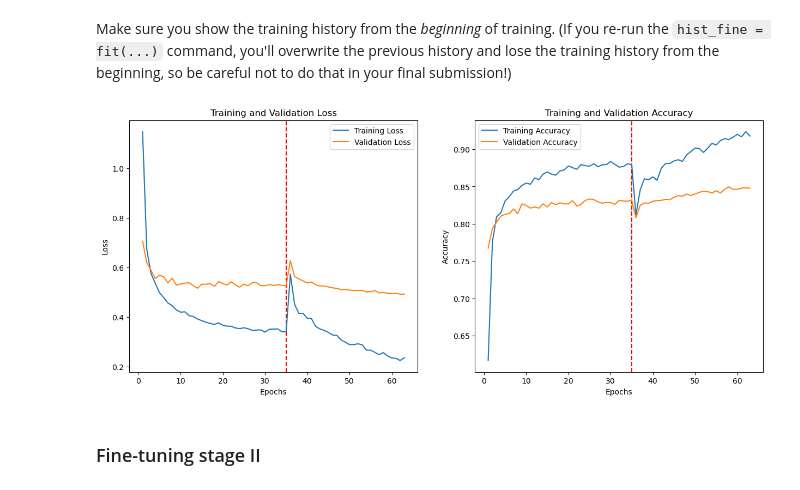
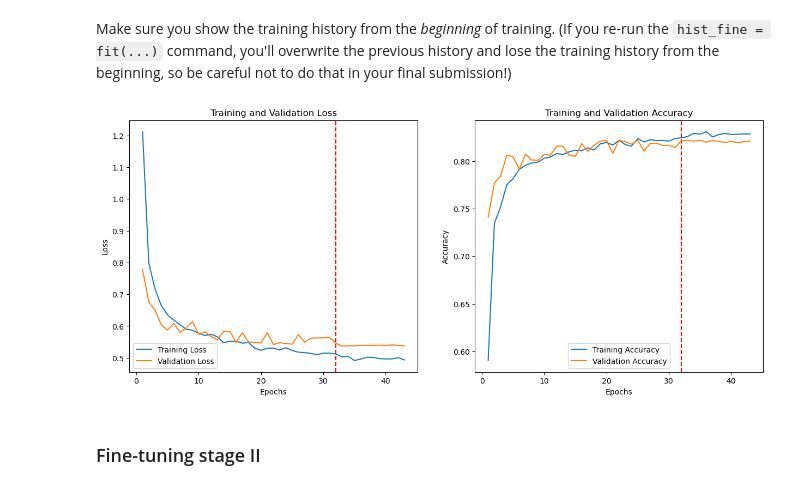
Before and after one commit to XXXG00W0/ECE-GY-6143-ML-deployment-project, a Jupyter notebook: 9-hw-fine-tune-food-MobileNet.ipynb, the cells around one changed output. Drawn from its saved outputs; the diff is of its cells as text; code cells hidden in the pictures.

```diff
--- a/9-hw-fine-tune-food-MobileNet.ipynb
+++ b/9-hw-fine-tune-food-MobileNet.ipynb
@@ -375,7 +387,7 @@ Compile your model with an appropriate optimizer and loss function, and use accu
 # TODO 5 (required) - design training parameters, and compile
 
 # model.compile(...)
-opt = tf.keras.optimizers.Adam(learning_rate=0.002) # 0.001 0.002 0.004 0.008 0.016
+opt = tf.keras.optimizers.Adam(learning_rate=0.001) # 0.001 0.002 0.004 0.008 0.016
 model.compile(
     optimizer=opt,
     loss=tf.keras.losses.sparse_categorical_crossentropy,
@@ -447,7 +461,7 @@ lr_scheduler = tf.keras.callbacks.LearningRateScheduler(scheduler, verbose=0)
 # and the number of validation samples with validation_gen.n
 # n_epochs = ...
 # hist = model.fit(...)
-n_epochs = 100
+n_epochs = 200
 K.clear_session()
 hist = model.fit(x=training_gen,
                  epochs=n_epochs,
@@ -599,17 +628,17 @@ Fine tune learning rate: 1.0000000474974514e-05
 # %% [markdown]
 Fit your model (with some newly unfrozen layers) for some more epochs.
 # %%
-ft_early_stopping_callback = tf.keras.callbacks.EarlyStopping(monitor="val_accuracy",
-                                                           min_delta=0.0001,
-                                                           patience=5,
+ft_early_stopping_callback = tf.keras.callbacks.EarlyStopping(monitor="val_loss",
+                                                           min_delta=0.00001,
+                                                           patience=10,
                                                            restore_best_weights=True)
 def ft_scheduler(epoch, lr):
-    if epoch < 20:
+    if epoch < 10:
         return lr
-    # elif 10 <= epoch < 20:
-    #     return lr * np.exp(-0.05)
+    elif 10 <= epoch < 20:
+        return lr * np.exp(-0.05)
     else:
-        return lr * np.exp(-0.05)
+        return lr * np.exp(-0.025)
 ft_lr_scheduler = tf.keras.callbacks.LearningRateScheduler(ft_scheduler, verbose=0)
 # %%
 # TODO 10 (required) - fit model, you decide how many epochs
@@ -625,7 +654,7 @@ hist_fine = model.fit(x=training_gen,
                     validation_data=validation_gen,
                     batch_size=BATCH_SIZE,
                     callbacks=[cp_callback,
-                               TrainStats(),
+                              #  TrainStats(),
                                ft_early_stopping_callback,
                                ft_lr_scheduler,
                             #    backup_callback
@@ -664,41 +693,50 @@ try:
     tr_acc = hist.history['accuracy']
     val_loss = hist.history['val_loss']
     val_acc = hist.history['val_accuracy']
 except NameError:
-    history_loaded=np.load('hist.npy',allow_pickle='TRUE').item()
+    history_loaded=np.load('mbn_hist.npy',allow_pickle='TRUE').item()
     tr_loss = history_loaded['loss']
     tr_acc = history_loaded['accuracy']
     val_loss = history_loaded['val_loss']
     val_acc = history_loaded['val_accuracy']
-border = len(tr_loss)
-ft_tr_loss = tr_loss + hist_fine.history['loss']
-ft_tr_acc = tr_acc + hist_fine.history['accuracy']
-ft_val_loss = val_loss + hist_fine.history['val_loss']
-ft_val_acc = val_acc + hist_fine.history['val_accuracy']
+try:
+    border = len(tr_loss)
+    ft_tr_loss = tr_loss + hist_fine.history['loss']
+    ft_tr_acc = tr_acc + hist_fine.history['accuracy']
+    ft_val_loss = val_loss + hist_fine.history['val_loss']
+    ft_val_acc = val_acc + hist_fine.history['val_accuracy']
+    epochs = range(1, len(ft_tr_loss) + 1)
+except NameError:
+    border = len(tr_loss)
+    hist_fine_loaded = np.load('mbn_hist_fine.npy',allow_pickle='TRUE').item()
+    ft_tr_loss = tr_loss + hist_fine_loaded['loss']
+    ft_tr_acc = tr_acc + hist_fine_loaded['accuracy']
+    ft_val_loss = val_loss + hist_fine_loaded['val_loss']
+    ft_val_acc = val_acc + hist_fine_loaded['val_accuracy']
+
 epochs = range(1, len(ft_tr_loss) + 1)
-
 # Visualizing training and validation loss
 plt.figure(figsize=(15,6))
 plt.subplot(1,2,1)
 plt.axvline(x=border, color='red', linestyle='--', label='')
 plt.plot(epochs, ft_tr_loss, label='Training Loss')
 plt.plot(epochs, ft_val_loss, label='Validation Loss')
 plt.title('Training and Validation Loss')
 plt.xlabel('Epochs')
 plt.ylabel('Loss')
 plt.legend()
 
 plt.subplot(1,2,2)
 plt.axvline(x=border, color='red', linestyle='--', label='')
 plt.plot(epochs, ft_tr_acc, label='Training Accuracy')
 plt.plot(epochs, ft_val_acc, label='Validation Accuracy')
 plt.title('Training and Validation Accuracy')
 plt.xlabel('Epochs')
 plt.ylabel('Accuracy')
 plt.legend()
 plt.show()
 # %% [output]
-[figure, old version]
+[figure, new version]
 # %% [markdown]
 ### Fine-tuning stage II
 # %%
```
Also changed, not shown: parts of 31 cells of this notebook, 36 other files.
